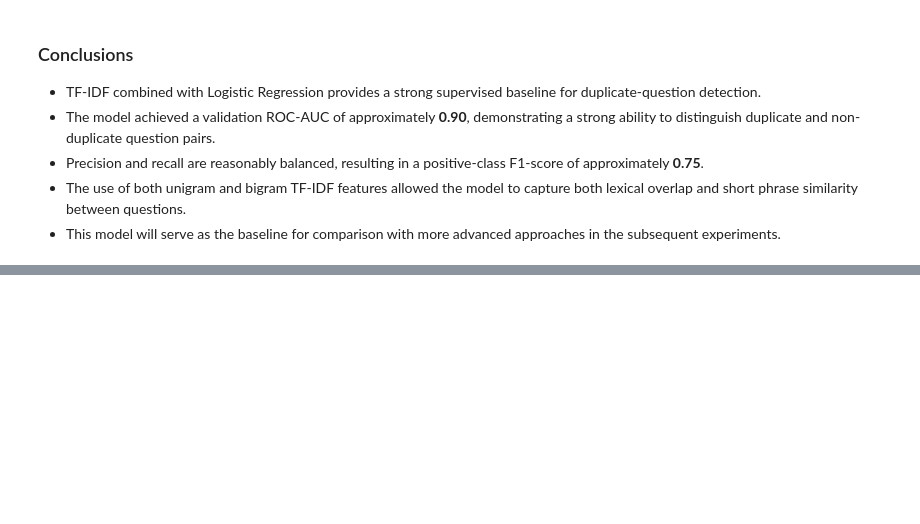
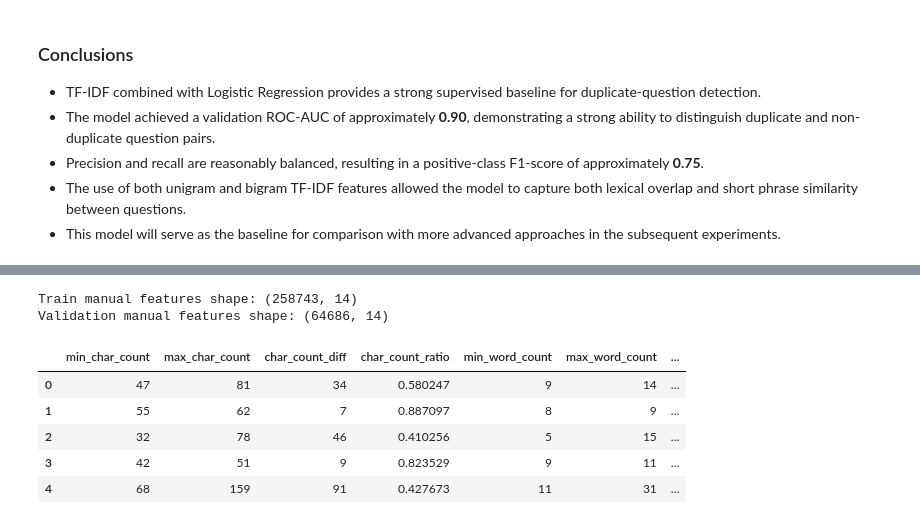
Before and after one commit to DariaDubovska/quora-duplicate-question-detection, a Jupyter notebook: notebooks/02_classical_models.ipynb, the cells around one changed output, grey strips where cells are left out. Drawn from its saved outputs; the diff is of its cells as text; code cells hidden in the pictures; blank space fills up the shorter version.

```diff
--- a/notebooks/02_classical_models.ipynb
+++ b/notebooks/02_classical_models.ipynb
@@ -275,0 +479,29 @@ display(model_results_display)
+# %%
+X_train_manual = create_basic_pair_features(
+    train_data
+)
+
+X_valid_manual = create_basic_pair_features(
+    valid_data
+)
+
+print(
+    "Train manual features shape:",
+    X_train_manual.shape,
+)
+
+print(
+    "Validation manual features shape:",
+    X_valid_manual.shape,
+)
+
+display(X_train_manual.head())
+# %% [output]
+Train manual features shape: (258743, 14)
+Validation manual features shape: (64686, 14)
+|  | min_char_count | max_char_count | char_count_diff | char_count_ratio | min_word_count | max_word_count | ... |
+| 0 | 47 | 81 | 34 | 0.580247 | 9 | 14 | ... |
+| 1 | 55 | 62 | 7 | 0.887097 | 8 | 9 | ... |
+| 2 | 32 | 78 | 46 | 0.410256 | 5 | 15 | ... |
+| 3 | 42 | 51 | 9 | 0.823529 | 9 | 11 | ... |
+| 4 | 68 | 159 | 91 | 0.427673 | 11 | 31 | ... |
```
Also changed, not shown: parts of 29 cells of this notebook, 1 other file.
